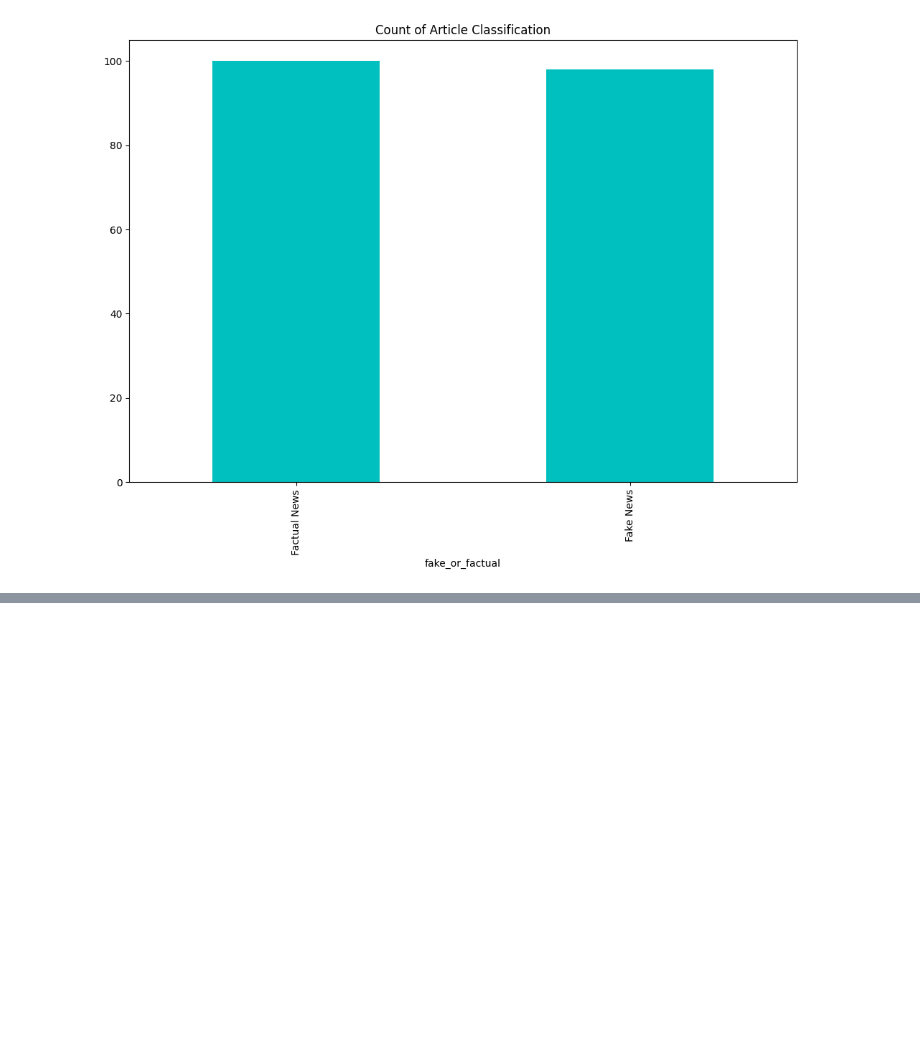
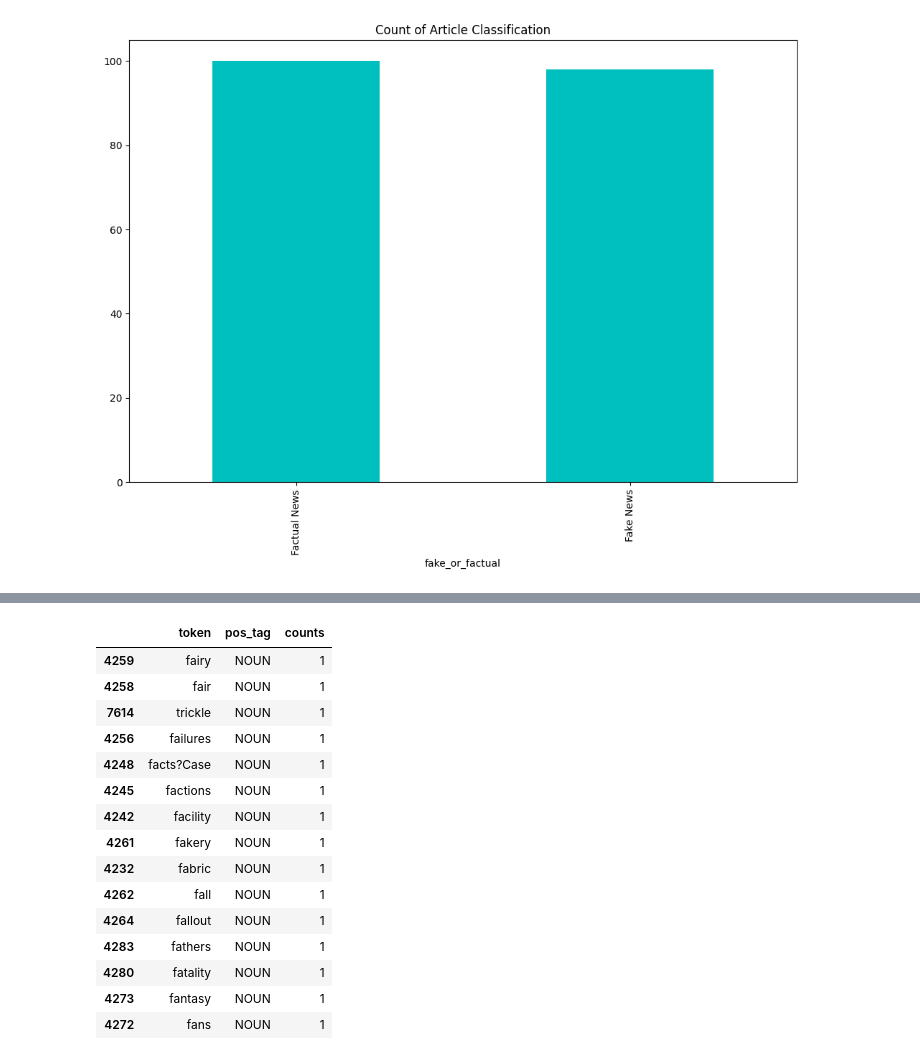
Before and after one commit to jamuna112/intro-to-nlp-365, a Jupyter notebook: Practical - 1.ipynb, the cells around one changed output, grey strips where cells are left out. Saved outputs shown, nothing was run; the diff lists cells and outputs as text; code cells hidden in the pictures; blank space fills up the shorter version.

```diff
--- a/Practical - 1.ipynb
+++ b/Practical - 1.ipynb
@@ -44,0 +65,4 @@ Text(0.5, 1.0, 'Count of Article Classification')
+# %%
+# tag fake dataset
+fake_tagsdf = []
+columns = ["token", "ner_tag", "pos_tag"]
@@ -44,0 +97,3 @@ Text(0.5, 1.0, 'Count of Article Classification')
+# %%
+pos_counts_fake = fake_tagsdf.groupby(['token', 'pos_tag']).size().reset_index(name="counts").sort_values(by="counts")
+pos_counts_fake.head(10)
@@ -44,0 +157,19 @@ Text(0.5, 1.0, 'Count of Article Classification')
+# %%
+pos_counts_fake[pos_counts_fake.pos_tag == "NOUN"][:15]
+# %% [output]
+|  | token | pos_tag | counts |
+| 4259 | fairy | NOUN | 1 |
+| 4258 | fair | NOUN | 1 |
+| 7614 | trickle | NOUN | 1 |
+| 4256 | failures | NOUN | 1 |
+| 4248 | facts?Case | NOUN | 1 |
+| 4245 | factions | NOUN | 1 |
+| 4242 | facility | NOUN | 1 |
+| 4261 | fakery | NOUN | 1 |
+| 4232 | fabric | NOUN | 1 |
+| 4262 | fall | NOUN | 1 |
+| 4264 | fallout | NOUN | 1 |
+| 4283 | fathers | NOUN | 1 |
+| 4280 | fatality | NOUN | 1 |
+| 4273 | fantasy | NOUN | 1 |
+| 4272 | fans | NOUN | 1 |
```
Also changed, not shown: parts of 25 cells of this notebook.
